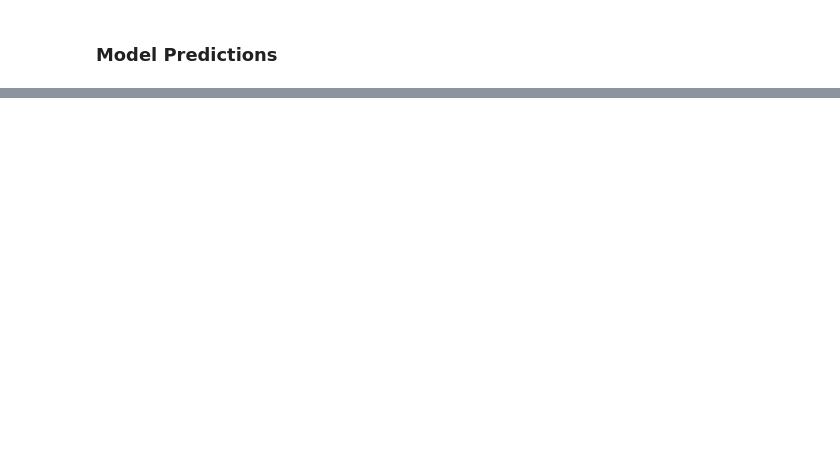
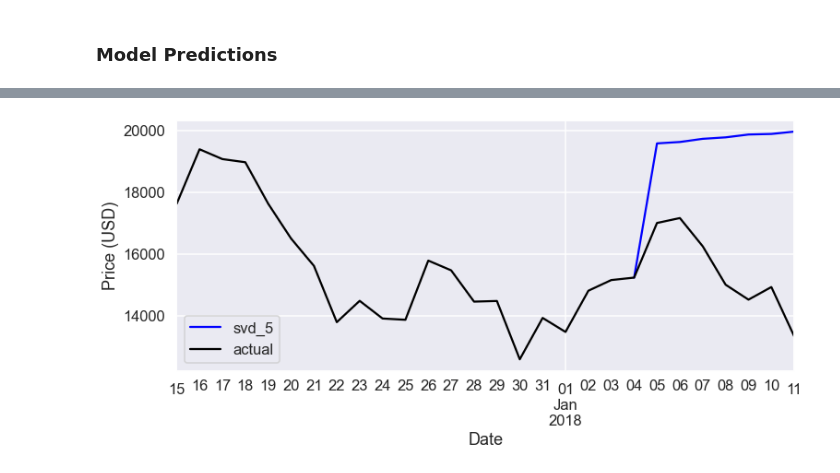
Before and after one commit to KaidenFrizu/recurrent-bitcoin-network, a Jupyter notebook: docs/Documentation.ipynb, the cells around one changed output, grey strips where cells are left out. Saved outputs shown, nothing was run; the diff lists cells and outputs as text; code cells hidden in the pictures; blank space fills up the shorter version.

```diff
--- a/docs/Documentation.ipynb
+++ b/docs/Documentation.ipynb
@@ -488,0 +474,4 @@ show_prediction('2020-12-20')
+# %%
+fig, ax = svdmodel1.plot_predict('2017-12-15', color='blue', label='svd_5')
+# %% [output]
+[figure, added]
```
Also changed, not shown: parts of 9 cells of this notebook, 5 other files.
